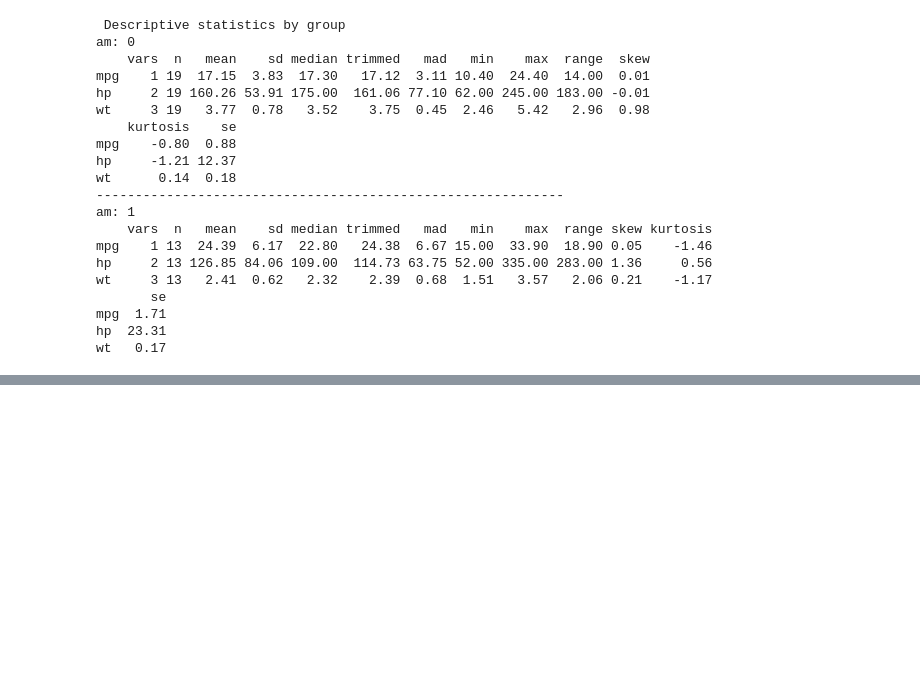
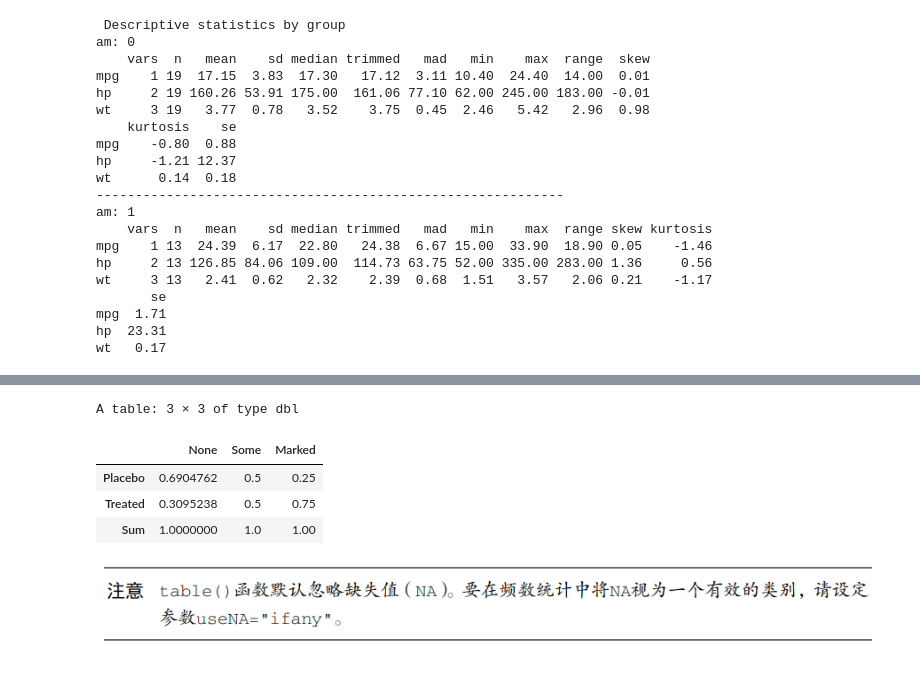
Before and after one commit to ruishuQU/R-IN-ACTION, a Jupyter notebook: code/ch07 基本统计分析.ipynb, the cells around one changed output, grey strips where cells are left out. Cells and saved outputs as stored; diff of their text form; code cells hidden in the pictures; blank space fills up the shorter version.

```diff
--- a/code/ch07 基本统计分析.ipynb
+++ b/code/ch07 基本统计分析.ipynb
@@ -203,0 +335,10 @@ wt   0.17
+# %%
+ addmargins(prop.table(mytable, 2), 1) # 添加了各列的和
+# %% [output]
+A table: 3 × 3 of type dbl
+|  | None | Some | Marked |
+| Placebo | 0.6904762 | 0.5 | 0.25 |
+| Treated | 0.3095238 | 0.5 | 0.75 |
+| Sum | 1.0000000 | 1.0 | 1.00 |
+# %% [markdown]
+![image.png](attachment:image.png)
```
Also changed, not shown: parts of 35 cells of this notebook.
